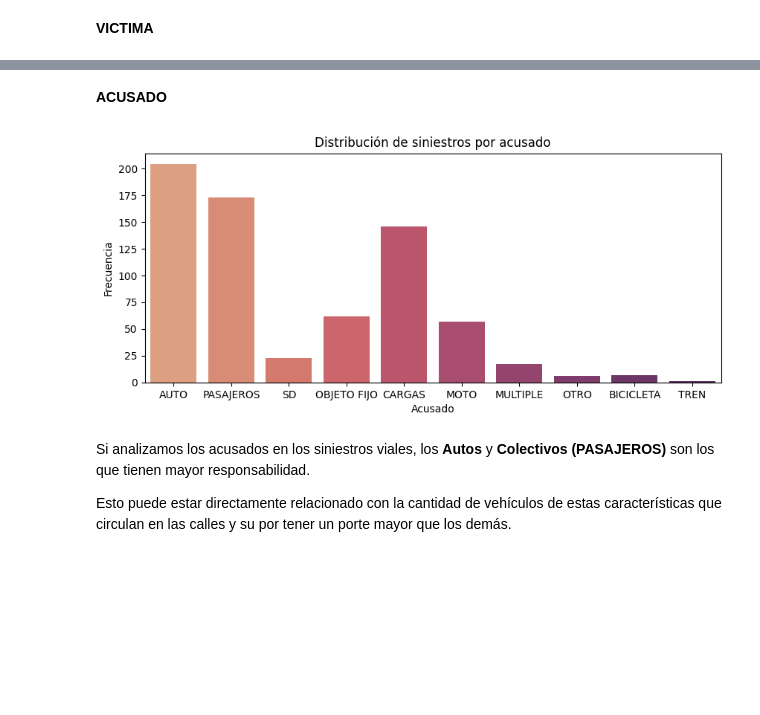
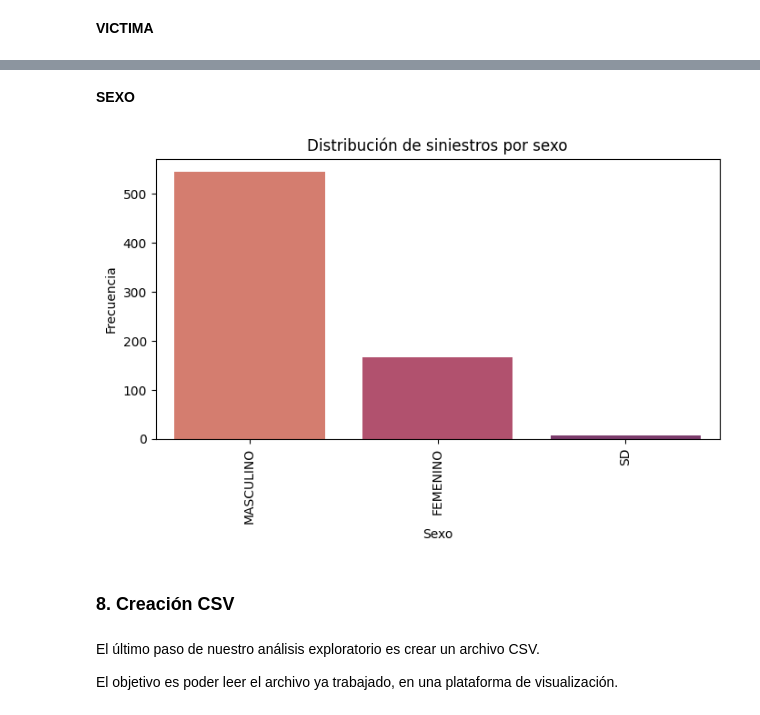
Before and after one commit to JPBertonee/PI_DA_Henry, a Jupyter notebook: EDA_Victimas.ipynb, the cells around one changed output, grey strips where cells are left out. Cells and saved outputs as stored; diff of their text form; code cells hidden in the pictures; blank space fills up the shorter version.

```diff
--- a/EDA_Victimas.ipynb
+++ b/EDA_Victimas.ipynb
@@ -205,2 +168,0 @@ Observamos que ya no tenemos ese valor 'SD' por lo que procedemos a convertir la
-# %%
-df['HH'] = df['HH'].astype(int)
@@ -223,2 +168,0 @@ Para ello haremos uso de la herramienta **.merge** y lo que haremos es agregar u
-# %%
-df = df.merge(comunas, on='COMUNA', how='left')
@@ -289,2 +210,0 @@ Tomando esto como base, procedemos a eliminar la columna. No se puede imputar va
-# %%
-df.drop(columns='Altura',inplace=True)
@@ -303,2 +210,0 @@ Sabiendo esto y entiendo que no perdemos información, eliminamos la columna cru
-# %%
-df.drop(columns='Cruce',inplace=True)
@@ -663,20 +472,24 @@ Algunos factores que explican esto pueden ser:
 
 </p>
 # %% [markdown]
-**ACUSADO**
+**SEXO**
 # %%
-plt.figure(figsize=(10, 4))
+plt.figure(figsize=(8, 4))
 
-sns.countplot(df, x='ACUSADO', palette="flare")
+sns.countplot(df, x='SEXO', palette="flare")
 
-plt.xlabel('Acusado')
+plt.xticks(rotation=90)
+
+plt.xlabel('Sexo')
 plt.ylabel('Frecuencia')
-plt.title('Distribución de siniestros por acusado')
+plt.title('Distribución de siniestros por sexo')
 
 plt.show()
 # %% [output]
-[figure, old version]
+[figure, new version]
-# %% [markdown]
-Si analizamos los acusados en los siniestros viales, los **Autos** y **Colectivos (PASAJEROS)** son los que tienen mayor responsabilidad.
-
-Esto puede estar directamente relacionado con la cantidad de vehículos de estas características que circulan en las calles y su por tener un porte mayor que los demás.
+# %% [markdown]
+### 8. Creación CSV
+# %% [markdown]
+El último paso de nuestro análisis exploratorio es crear un archivo CSV.
+
+El objetivo es poder leer el archivo ya trabajado, en una plataforma de visualización.
```
Also changed, not shown: parts of 76 cells of this notebook, 2 other files.
